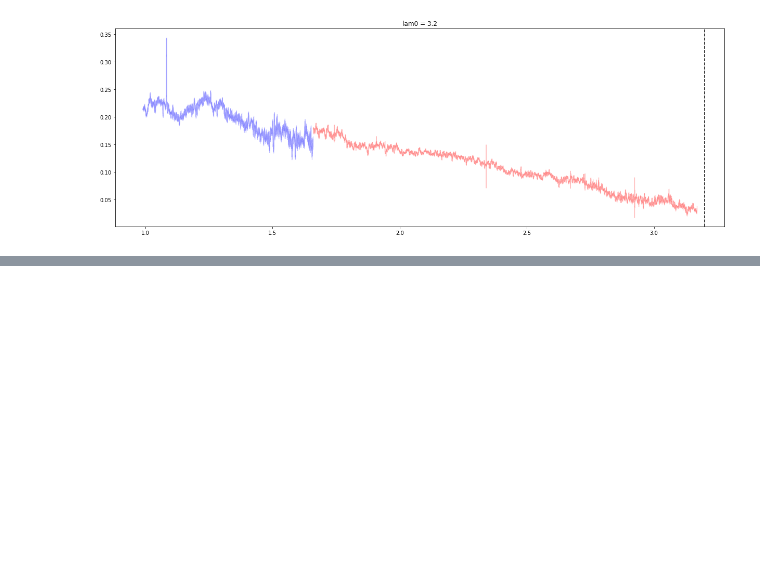
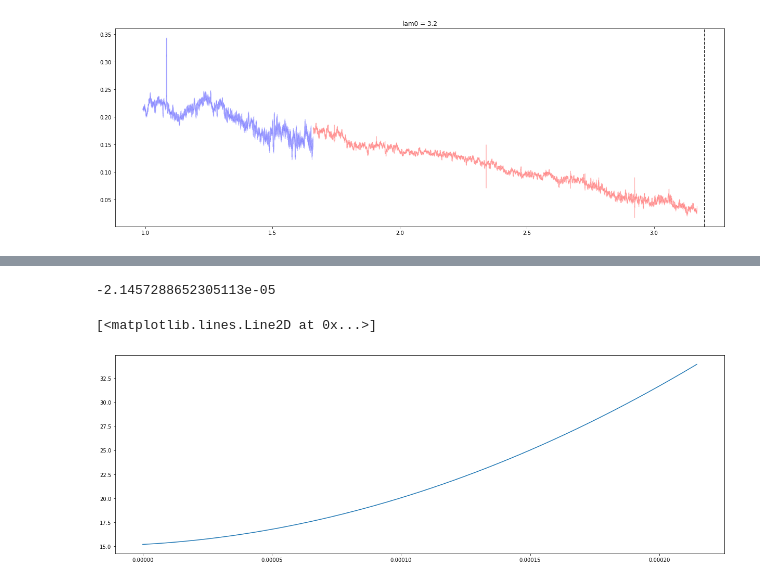
Before and after one commit to rjanish/JWST-DMdecay, a Jupyter notebook: test-SpecSet.ipynb, the cells around one changed output, grey strips where cells are left out. Saved outputs shown, nothing was run; the diff lists cells and outputs as text; code cells hidden in the pictures; blank space fills up the shorter version.

```diff
--- a/test-SpecSet.ipynb
+++ b/test-SpecSet.ipynb
@@ -206,0 +293,15 @@ model
+# %%
+lam0 = 2.0
+search = dmd.linesearch.LineSearcher(setup, specset, lam0)
+knot_vals, decayrate = search.fit_continuum_plus_line()
+print(decayrate)
+chisq_func = lambda dr: search.chisq(knot_vals, dr)/search.dof_continuum_plus_line
+# %% [output]
+-2.1457288652305113e-05
+# %%
+drs = np.linspace(0, np.abs(decayrate)*10, 10**3)
+fig, ax = plt.subplots(figsize=(21, 7))
+ax.plot(drs, [chisq_func(dr) for dr in drs])
+# %% [output]
+[<matplotlib.lines.Line2D at 0x...>]
+[figure, added]
```
Also changed, not shown: parts of 5 cells of this notebook, 1 other file.
